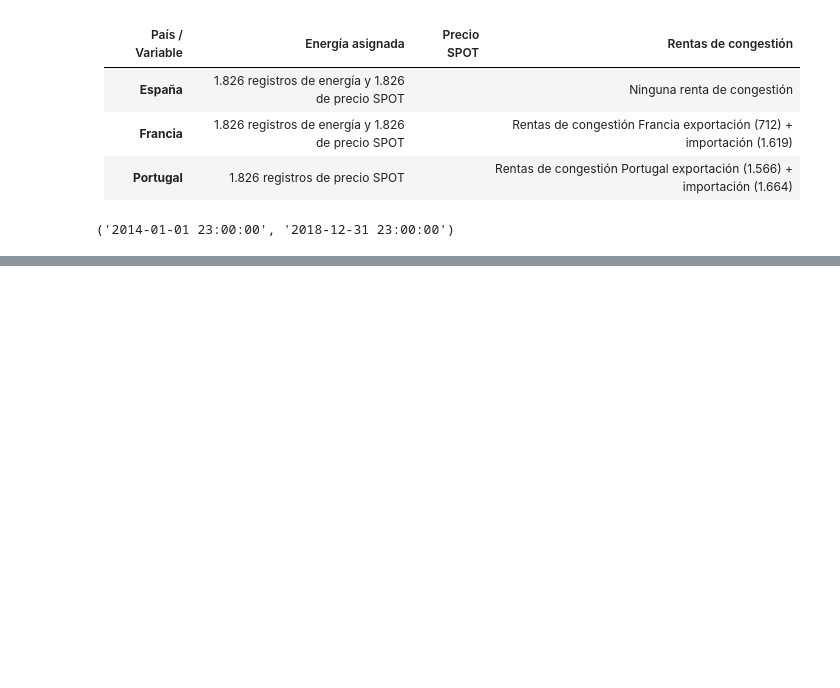
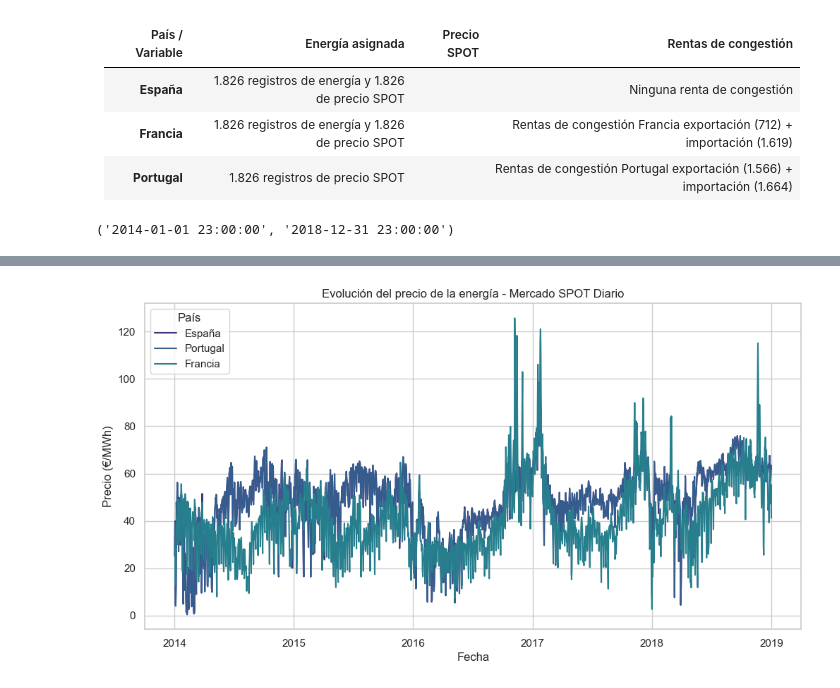
Before and after one commit to Ivan-Ortiz1/analisis-precios-y-energia-california, a Jupyter notebook: notebooks/2_analisis_energia.ipynb, the cells around one changed output, grey strips where cells are left out. Drawn from its saved outputs; the diff is of its cells as text; code cells hidden in the pictures; blank space fills up the shorter version.

```diff
--- a/notebooks/2_analisis_energia.ipynb
+++ b/notebooks/2_analisis_energia.ipynb
@@ -124,0 +127,3 @@ df.index.min(), df.index.max()
+# %%
+precios = df[df['nombre_variable'].str.contains('Precio mercado SPOT Diario')]
+precios.head()
@@ -124,0 +138,10 @@ df.index.min(), df.index.max()
+# %%
+plt.figure(figsize=(12,6))
+sns.lineplot(data=precios, x=precios.index, y='precio_energia', hue='nombre_region')
+plt.title('Evolución del precio de la energía - Mercado SPOT Diario')
+plt.xlabel('Fecha')
+plt.ylabel('Precio (€/MWh)')
+plt.legend(title='País')
+plt.show()
+# %% [output]
+[figure, added]
```
Also changed, not shown: parts of 9 cells of this notebook.
